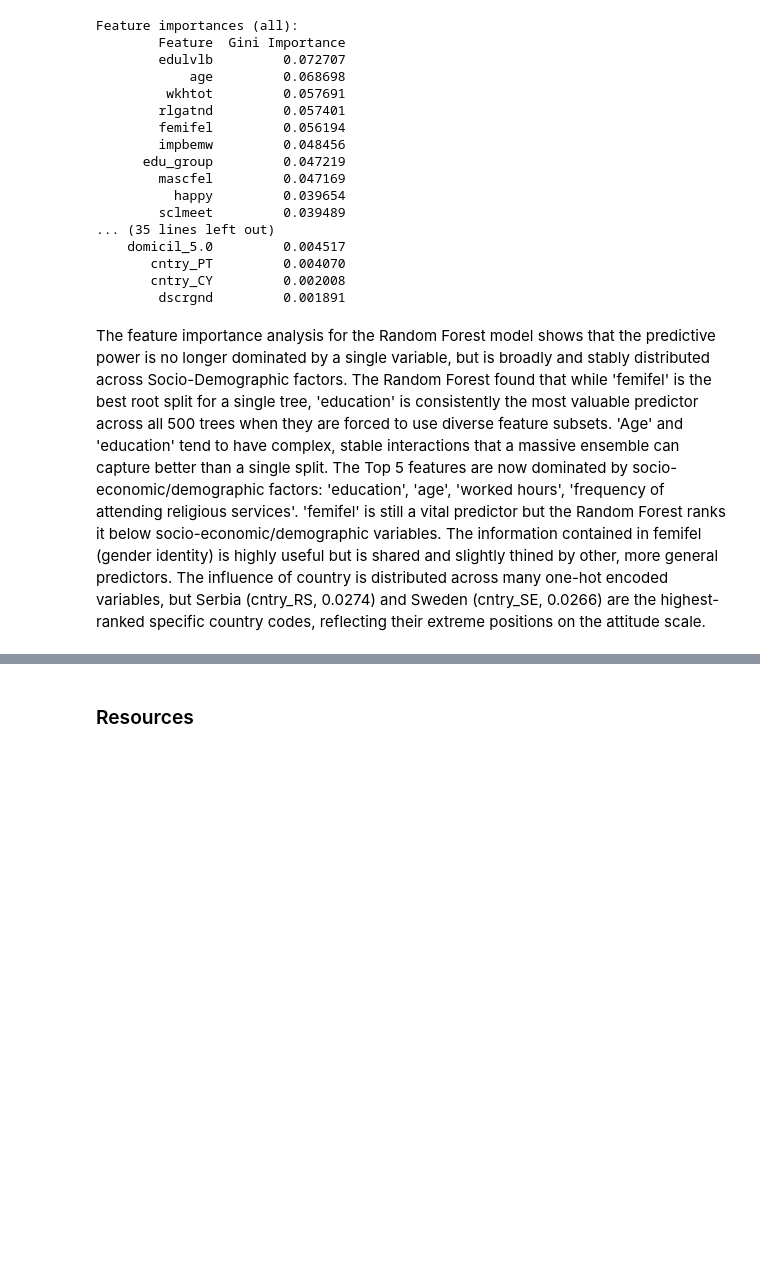
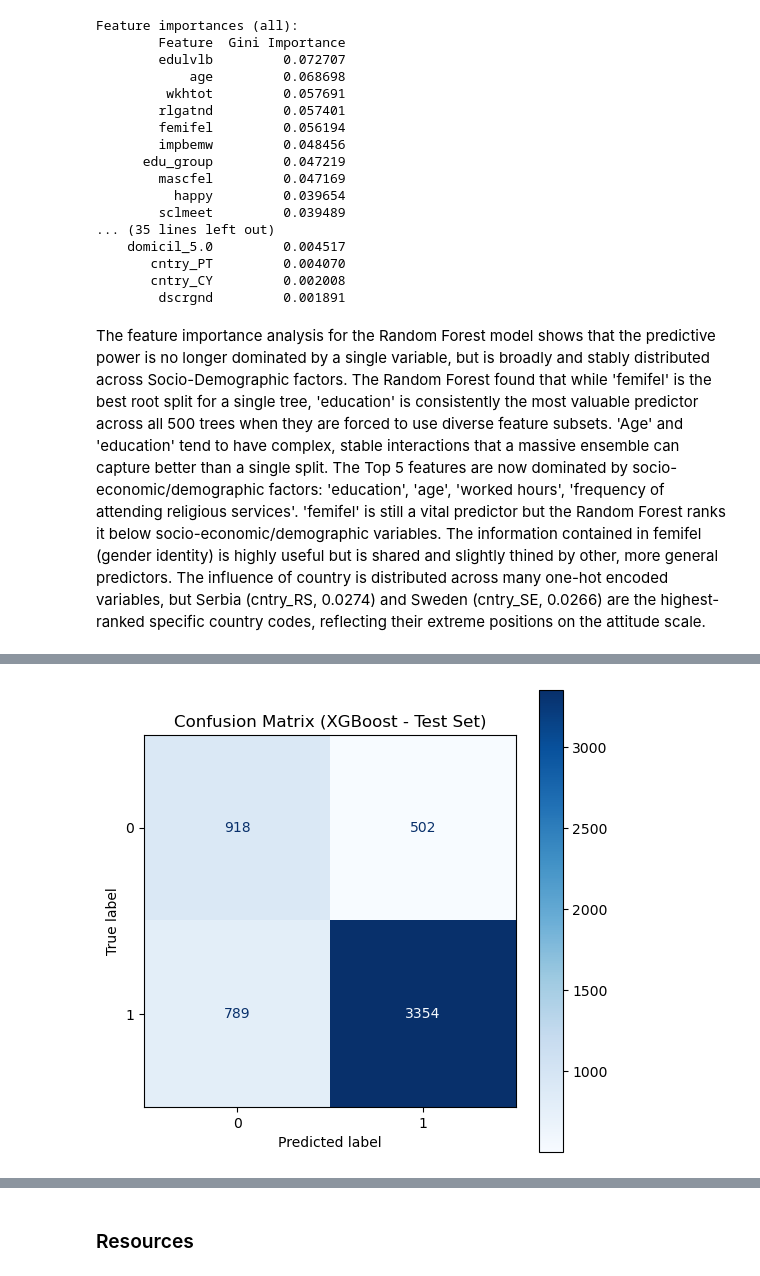
Before and after one commit to julia-martyniuk/ML_2_Classification, a Jupyter notebook: Classification.ipynb, the cells around one changed output, grey strips where cells are left out. Saved outputs shown, nothing was run; the diff lists cells and outputs as text; code cells hidden in the pictures; blank space fills up the shorter version.

Commit message:
Finished XGBoost model and added comments

```diff
--- a/Classification.ipynb
+++ b/Classification.ipynb
@@ -1411,10 +1375,15 @@ param_grid = {
     'max_depth': [3, 5, 7, 9],
     'learning_rate': [0.01, 0.1, 0.2],
     'gamma' : [0, 0.1, 0.5],
-    'min_child_weight' : [1, 3, 5],
-    'reg_lambda' : [1, 10]  # L2 regularization
+    'min_child_weight': [1, 3, 5],
+    'reg_lambda' : [0, 1, 10]  # L2 regularization
 
 }
+
+
+# In binary classification, the scale_pos_weight parameter can be used to address imbalanced datasets.
+# It helps by balancing the positive and negative classes, giving more weight to the minority class. [24-26]
+scale_pos_weight_ratio = ((y_train == 0).sum())/ ((y_train == 1).sum()) # here we used negative _class/positive_class
 
 # Define the scoring metric for optimization
 # F1-macro is best for imbalanced data as it averages the F1-score of both classes [9].
@@ -1423,21 +1392,21 @@ scoring_metric = make_scorer(f1_score, average='macro')
 
 # Run Grid search (with Cross-Validation)
 # Random Forest Classifier (use random_state for reproducibility) [1,2,11]
-xbg = xgb.XGBClassifier(
+xbg_clf = xgb.XGBClassifier(
     objective='binary:logistic',
     n_estimators=500,    # alternatively could be set num_rounds
-    subsample=0.7, # to prevent overfitting
+    subsample=0.8, # to prevent overfitting
     colsample_bytree=0.8,
     booster='gbtree',
     tree_method='auto',
-    scale_pos_weight=1,  # to handle imbalaced classes
+    scale_pos_weight=scale_pos_weight_ratio,
     random_state=42,
     n_jobs=-1
     )
 
 # Set up the Grid Search with 5-fold Cross-Validation [10]
 grid_search = GridSearchCV(
-    estimator=xgb,
+    estimator=xbg_clf,
     param_grid=param_grid,
     scoring=scoring_metric,
     cv=5,
@@ -1450,7 +1419,7 @@ print('Starting Grid Search')
 grid_search.fit(X_train, y_train)
 
 # Get the best model
-best_rndf = grid_search.best_estimator_
+best_xgb = grid_search.best_estimator_
 
 print(f'Best Parameters Found: {grid_search.best_params_}')
 print(f'Best CV Score (F1-Macro): {grid_search.best_score_:.4f}')
@@ -1456,0 +1433,11 @@ print(f'Best CV Score (F1-Macro): {grid_search.best_score_:.4f}')
+# %%
+# Evaluate the Best Model on the Test Set
+y_pred_test = best_xgb.predict(X_test)
+y_proba_test = best_xgb.predict_proba(X_test)[:, 1]
+
+print('Test Set Metrics')
+print(classification_report(y_test, y_pred_test))
+
+# AUC-ROC Score
+auc_roc = roc_auc_score(y_test, y_proba_test)
+print(f'ROC AUC Score: {auc_roc:.4f}')
@@ -1456,0 +1459,10 @@ print(f'Best CV Score (F1-Macro): {grid_search.best_score_:.4f}')
+# %%
+# Confusion Matrix
+cm = confusion_matrix(y_test, y_pred_test)
+disp = ConfusionMatrixDisplay(confusion_matrix=cm, display_labels=best_xgb.classes_)
+fig, ax = plt.subplots(figsize=(6, 6))
+disp.plot(ax=ax, cmap=plt.cm.Blues)
+plt.title('Confusion Matrix (XGBoost - Test Set)')
+plt.show()
+# %% [output]
+[figure, added]
```
Also changed, not shown: parts of 31 cells of this notebook.
